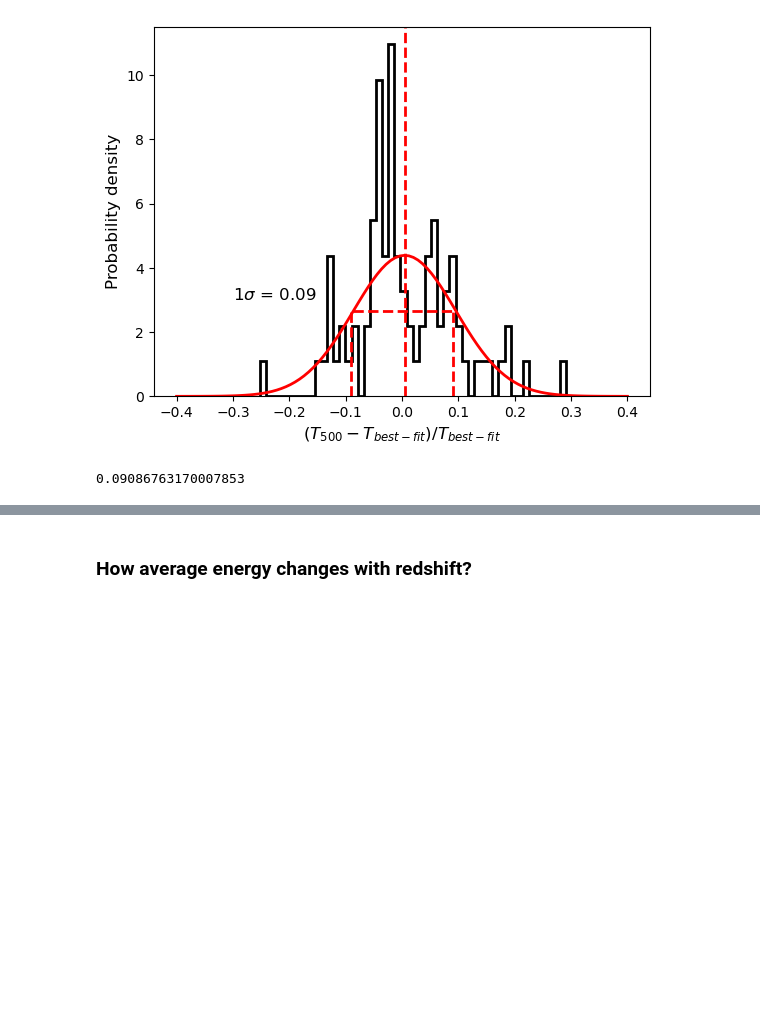
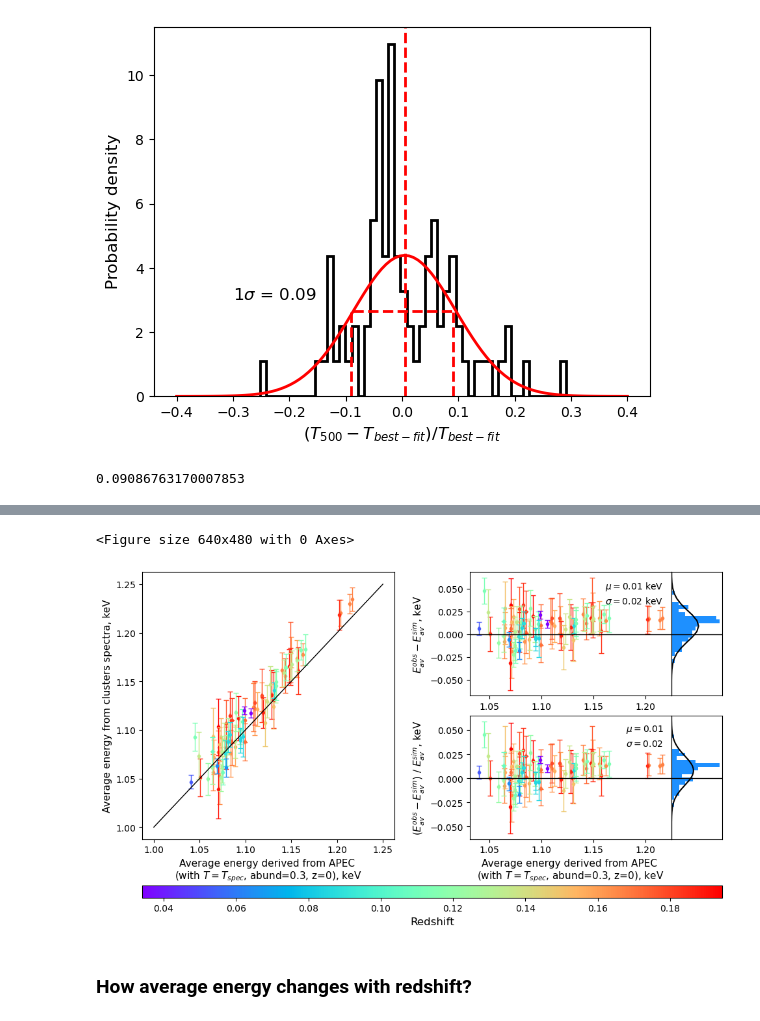
Before and after one commit to pi4imu/magneticum, a Jupyter notebook: spectra_magneticum.ipynb, the cells around one changed output, grey strips where cells are left out. Cells and saved outputs as stored; diff of their text form; code cells hidden in the pictures; blank space fills up the shorter version.

```diff
--- a/spectra_magneticum.ipynb
+++ b/spectra_magneticum.ipynb
@@ -579,3 +655,22 @@ calculate_scatter(xx, yy2, plot=True)
+# %%
+%run -i 'utils/scripts.py'
+%run -i 'utils/draw.py'
+
+draw_three_panels(x_array=list(zip(np.zeros(len(temp_usr)), avens7, np.zeros(len(avens7)))),
+                  y_array=list(zip(np.zeros(len(temp_usr)), xxx, xxx_err)),
+                  x_label="Average energy derived from APEC \n(with $T=T_{spec}$, abund=0.3, z=0), keV",
+                  y_label_left="Average energy from clusters spectra, keV",
+                  y_label_right_up="$E_{av}^{obs} - E_{av}^{sim}$, keV",
+                  y_label_right_down="$(E_{av}^{obs} - E_{av}^{sim}) \ / \ E_{av}^{sim}$, keV",
+                  clr='dodgerblue',
+                  NnNn = NNNN,
+                  cmap = redshifts,
+                  cmap_label="Redshift")
+
+plt.show()
+# %% [output]
+<Figure size 640x480 with 0 Axes>
+[figure, added]
 # %% [markdown]
 ### How average energy changes with redshift?
 # %%
```
Also changed, not shown: parts of 6 cells of this notebook, 6 other files.
